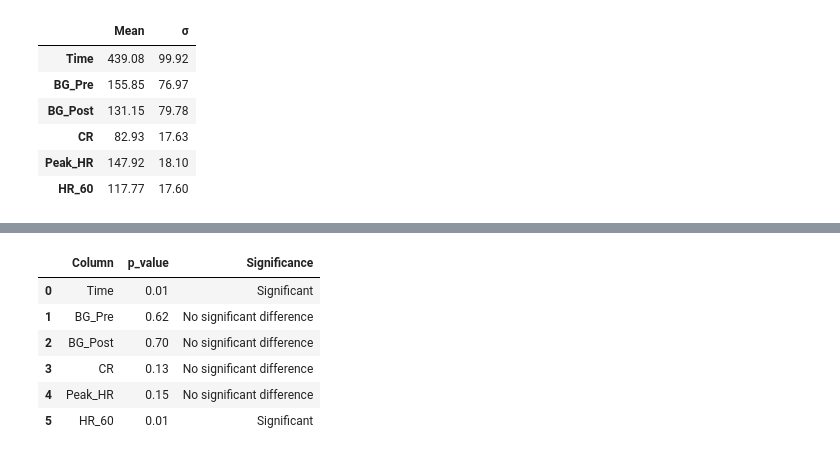
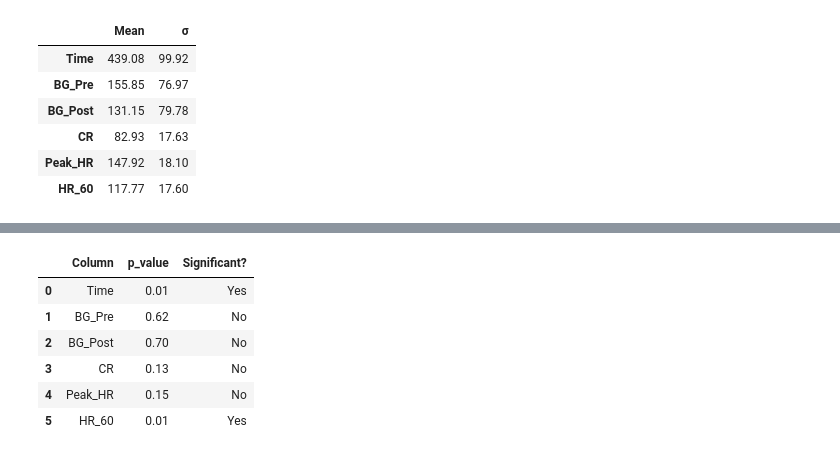
Before and after one commit to edherl/data-projects, a Jupyter notebook: MSC_DATA.ipynb, the cells around one changed output, grey strips where cells are left out. Saved outputs shown, nothing was run; the diff lists cells and outputs as text; code cells hidden in the pictures.

```diff
--- a/MSC_DATA.ipynb
+++ b/MSC_DATA.ipynb
@@ -98,0 +130,19 @@ display(placebo_df)
+# %%
+# For intervention data
+
+intervention_columns_df = pd.DataFrame(intervention_columns)
+
+shapiro_results = []
+
+for column in intervention_columns_df.columns:
+    _, p_value = shapiro(intervention_columns_df[column])
+
+    shapiro_results.append({
+      'Variable': column,
+      'p-value': round(p_value, 2),
+      'Is Normal?': 'Yes' if p_value > 0.05 else 'No'
+      })
+
+shapiro_intervention_df = pd.DataFrame(shapiro_results)
+
+display(shapiro_intervention_df)
@@ -99,26 +157,30 @@ display(placebo_df)
 # %%
 # The comparison of the supplementation effects was conducted through the Student's t-test.
 # The significance level adopted for all data was p < 0.05.
 
 from scipy.stats import ttest_rel
 
-_, p_values = ttest_rel(intervention_columns, placebo_columns)
+columns = intervention_columns.columns
 
-results_df = pd.DataFrame({
-    'Column': intervention_columns.columns,
-    'p_value': p_values
-})
+results_list = []
 
-results_df['Significance'] = results_df['p_value'].apply(lambda p: 'Significant' if p < 0.05 else 'No significant difference')
+for column in columns:
+    _, p_value = ttest_rel(intervention_columns[column], placebo_columns[column])
 
-results_df['p_value'] = results_df['p_value'].round(2)
+    results_list.append({
+        'Column': column,
+        'p_value': round(p_value, 2),
+        'Significant?': 'Yes' if p_value < 0.05 else 'No'
+    })
+
+results_df = pd.DataFrame(results_list)
 
 display(results_df)
 # %% [output]
-|  | Column | p_value | Significance |
-| 0 | Time | 0.01 | Significant |
-| 1 | BG_Pre | 0.62 | No significant difference |
-| 2 | BG_Post | 0.70 | No significant difference |
-| 3 | CR | 0.13 | No significant difference |
-| 4 | Peak_HR | 0.15 | No significant difference |
-| 5 | HR_60 | 0.01 | Significant |
+|  | Column | p_value | Significant? |
+| 0 | Time | 0.01 | Yes |
+| 1 | BG_Pre | 0.62 | No |
+| 2 | BG_Post | 0.70 | No |
+| 3 | CR | 0.13 | No |
+| 4 | Peak_HR | 0.15 | No |
+| 5 | HR_60 | 0.01 | Yes |
```
Also changed, not shown: parts of 3 cells of this notebook.
